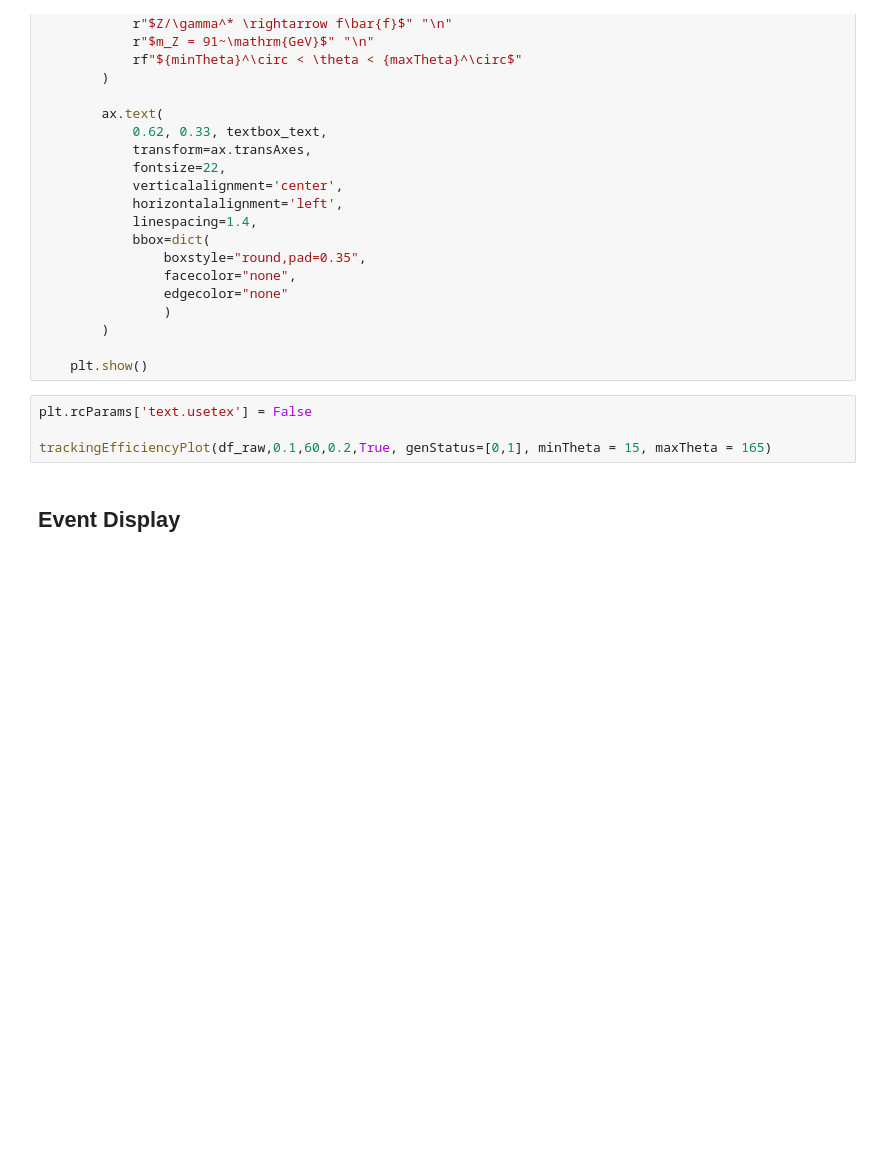
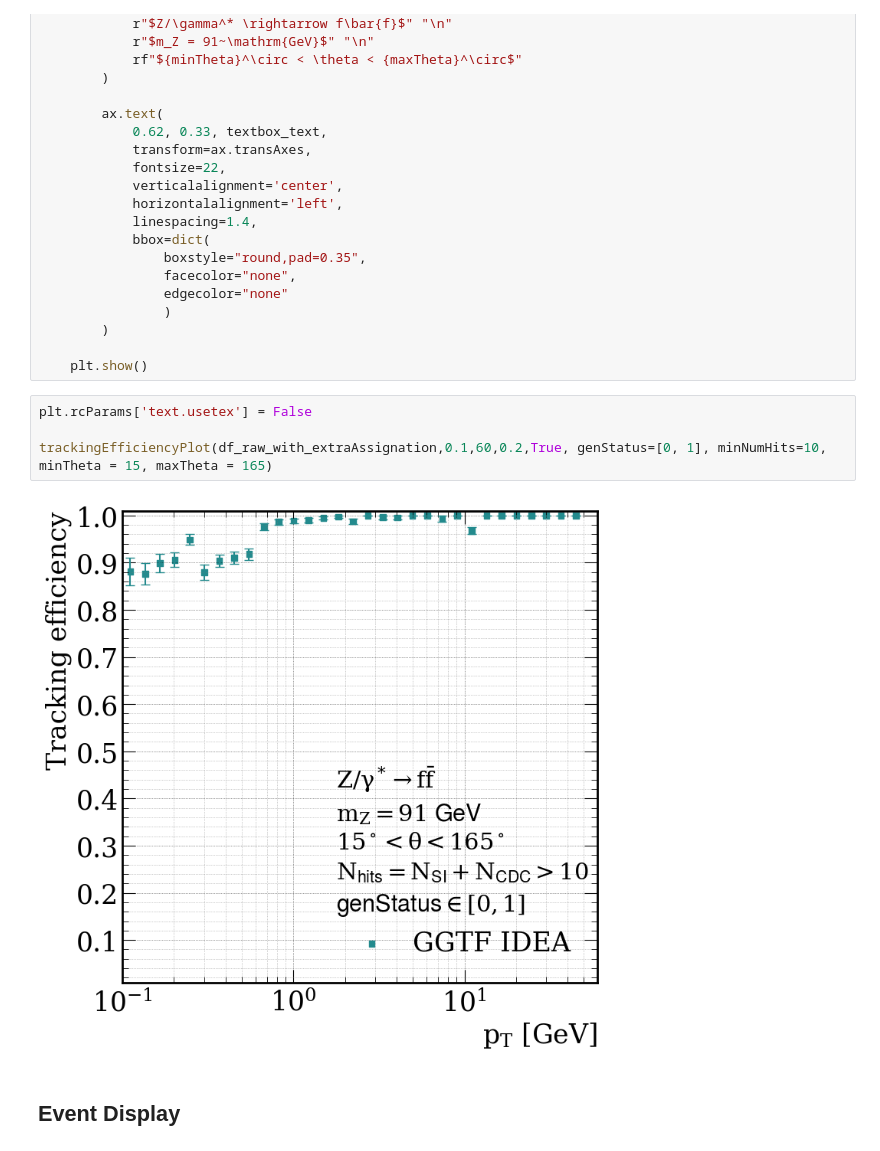
Before and after one commit to andread3vita/GGTF_trackFinder_training, a Jupyter notebook: notebooks/1_evaluation_IDEA_tracking.ipynb, the cells around one changed output. Cells and saved outputs as stored; diff of their text form; blank space fills up the shorter version.

```diff
--- a/notebooks/1_evaluation_IDEA_tracking.ipynb
+++ b/notebooks/1_evaluation_IDEA_tracking.ipynb
@@ -430,7 +489,9 @@ def trackingEfficiencyPlot(df, minX, maxX, binStep, applyConstraints = False, ma
 # %%
 plt.rcParams['text.usetex'] = False
 
-trackingEfficiencyPlot(df_raw,0.1,60,0.2,True, genStatus=[0,1], minTheta = 15, maxTheta = 165)
+trackingEfficiencyPlot(df_raw_with_extraAssignation,0.1,60,0.2,True, genStatus=[0, 1], minNumHits=10, minTheta = 15, maxTheta = 165)
+# %% [output]
+[figure, added]
 # %% [markdown]
 ## Event Display
 # %%
```
Also changed, not shown: parts of 9 cells of this notebook, 19 other files.
